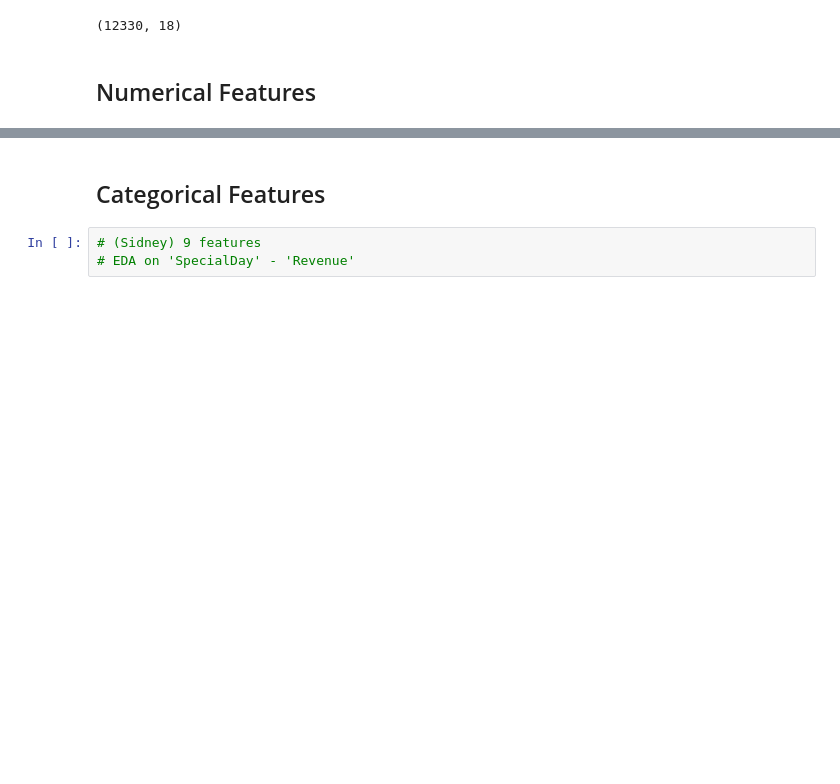
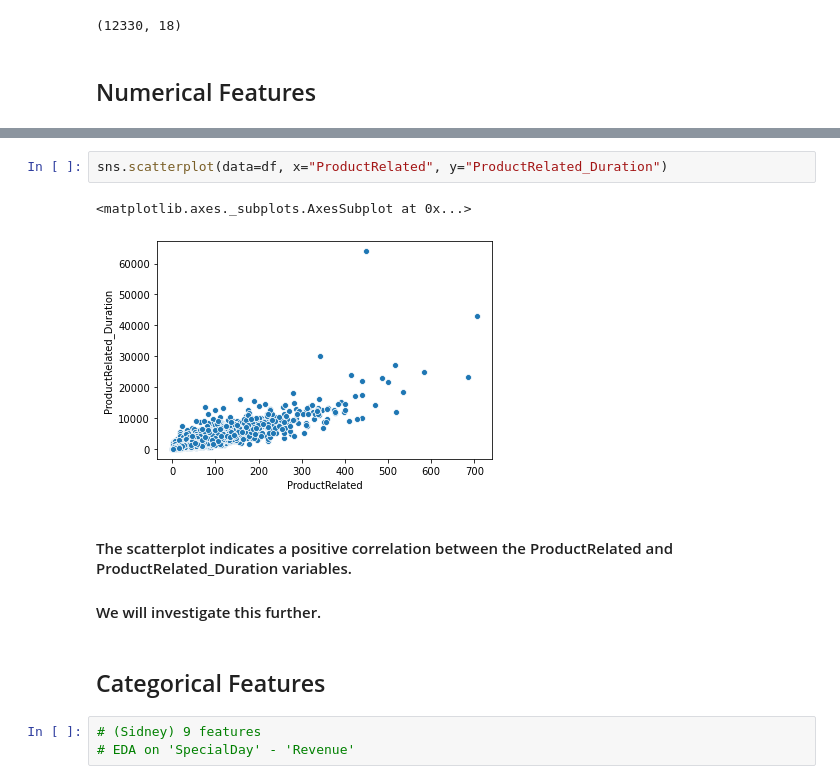
Before and after one commit to jefelito/ecommerce_purchases, a Jupyter notebook: eda_notebook.ipynb, the cells around one changed output, grey strips where cells are left out. Saved outputs shown, nothing was run; the diff lists cells and outputs as text; blank space fills up the shorter version.

```diff
--- a/eda_notebook.ipynb
+++ b/eda_notebook.ipynb
@@ -101,3 +181,12 @@ plt.show()
+# %%
+sns.scatterplot(data=df, x="ProductRelated", y="ProductRelated_Duration")
+# %% [output]
+<matplotlib.axes._subplots.AxesSubplot at 0x...>
+[figure, added]
+# %% [markdown]
+#### The scatterplot indicates a positive correlation between the ProductRelated and ProductRelated_Duration variables.
+
+#### We will investigate this further.
 # %% [markdown]
 ## Categorical Features
 # %%
```
Also changed, not shown: parts of 11 cells of this notebook.
